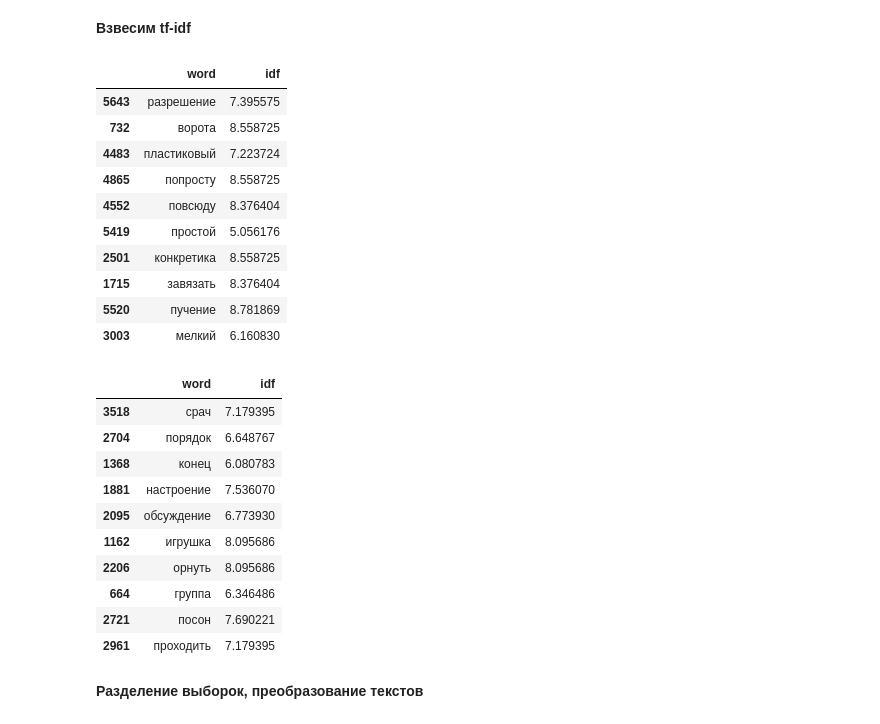
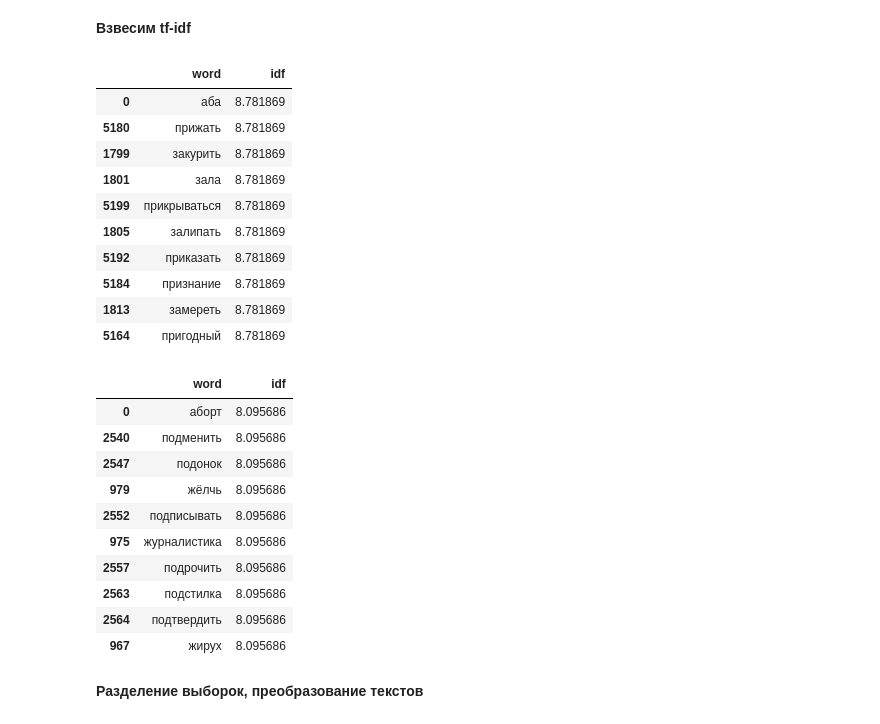
Before and after one commit to alexandr-khvatov/text_classification, a Jupyter notebook: model/LogReg.ipynb, the cells around one changed output. Saved outputs shown, nothing was run; the diff lists cells and outputs as text; code cells hidden in the pictures.

```diff
--- a/model/LogReg.ipynb
+++ b/model/LogReg.ipynb
@@ -141,33 +141,33 @@ toxic_importance = pd.DataFrame(
      'idf' : count_idf_toxic.idf_
     }).sort_values(by = 'idf', ascending = False)
 # %%
-neutral_importance.sample(10)
+neutral_importance.head(10)
 # %% [output]
 |  | word | idf |
-| 5643 | разрешение | 7.395575 |
-| 732 | ворота | 8.558725 |
-| 4483 | пластиковый | 7.223724 |
-| 4865 | попросту | 8.558725 |
-| 4552 | повсюду | 8.376404 |
-| 5419 | простой | 5.056176 |
-| 2501 | конкретика | 8.558725 |
-| 1715 | завязать | 8.376404 |
-| 5520 | пучение | 8.781869 |
-| 3003 | мелкий | 6.160830 |
+| 0 | аба | 8.781869 |
+| 5180 | прижать | 8.781869 |
+| 1799 | закурить | 8.781869 |
+| 1801 | зала | 8.781869 |
+| 5199 | прикрываться | 8.781869 |
+| 1805 | залипать | 8.781869 |
+| 5192 | приказать | 8.781869 |
+| 5184 | признание | 8.781869 |
+| 1813 | замереть | 8.781869 |
+| 5164 | пригодный | 8.781869 |
 # %%
-toxic_importance.sample(10)
+toxic_importance.head(10)
 # %% [output]
 |  | word | idf |
-| 3518 | срач | 7.179395 |
-| 2704 | порядок | 6.648767 |
-| 1368 | конец | 6.080783 |
-| 1881 | настроение | 7.536070 |
-| 2095 | обсуждение | 6.773930 |
-| 1162 | игрушка | 8.095686 |
-| 2206 | орнуть | 8.095686 |
-| 664 | группа | 6.346486 |
-| 2721 | посон | 7.690221 |
-| 2961 | проходить | 7.179395 |
+| 0 | аборт | 8.095686 |
+| 2540 | подменить | 8.095686 |
+| 2547 | подонок | 8.095686 |
+| 979 | жёлчь | 8.095686 |
+| 2552 | подписывать | 8.095686 |
+| 975 | журналистика | 8.095686 |
+| 2557 | подрочить | 8.095686 |
+| 2563 | подстилка | 8.095686 |
+| 2564 | подтвердить | 8.095686 |
+| 967 | жирух | 8.095686 |
 # %% [markdown]
 **Разделение выборок, преобразование текстов**
 # %%
```
Also changed, not shown: parts of 5 cells of this notebook.
